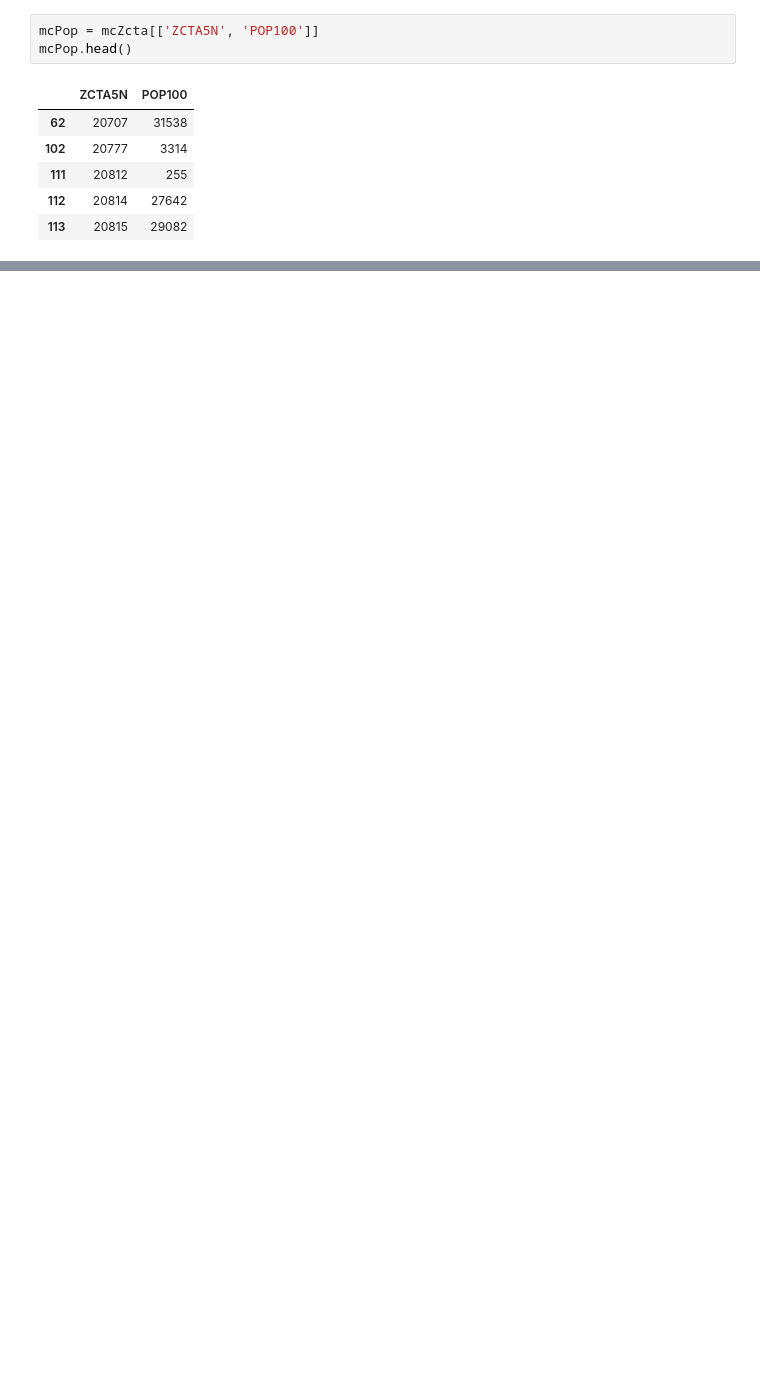
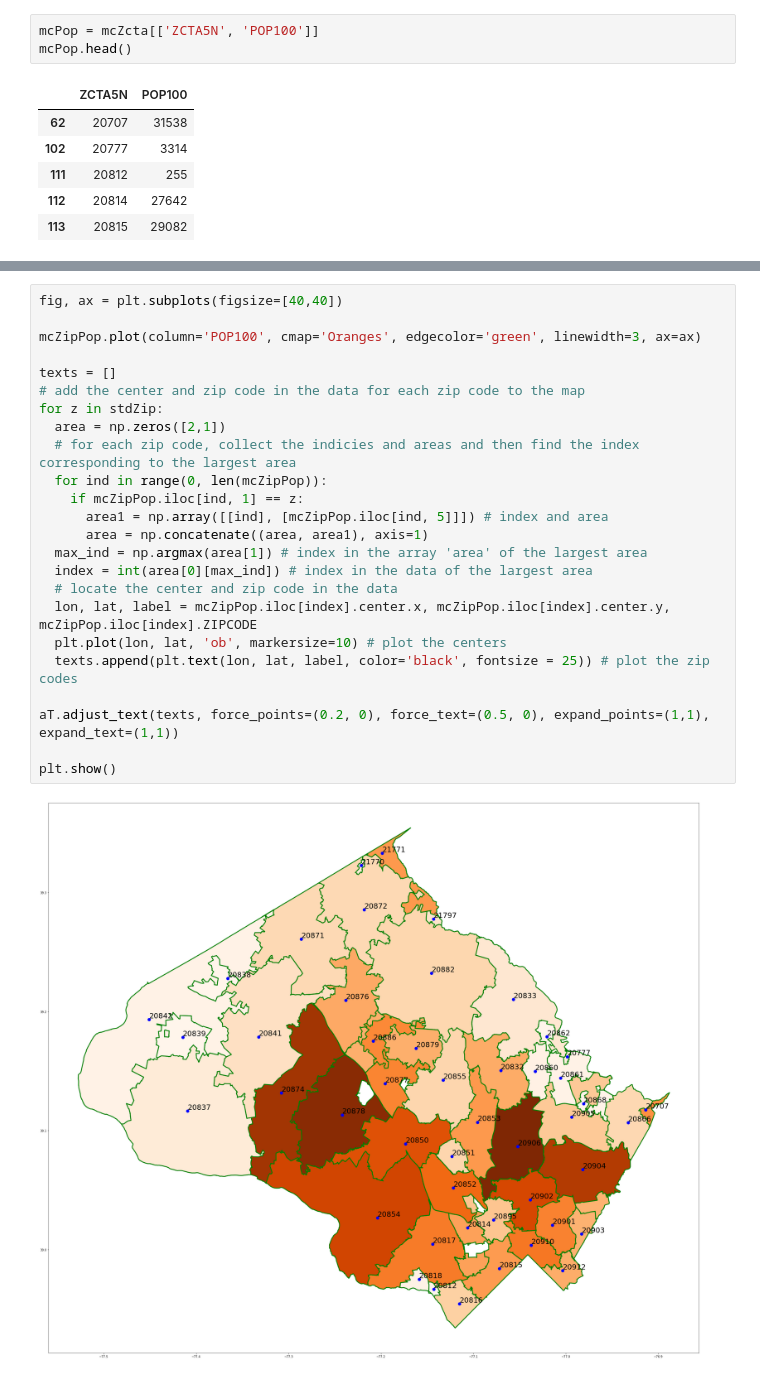
Before and after one commit to dspark0419/DATA-205, a Jupyter notebook: Project_Map.ipynb, the cells around one changed output, grey strips where cells are left out. Drawn from its saved outputs; the diff is of its cells as text; blank space fills up the shorter version.

```diff
--- a/Project_Map.ipynb
+++ b/Project_Map.ipynb
@@ -391,0 +344,26 @@ Name: POP100, dtype: float64
+# %%
+fig, ax = plt.subplots(figsize=[40,40])
+
+mcZipPop.plot(column='POP100', cmap='Oranges', edgecolor='green', linewidth=3, ax=ax)
+
+texts = []
+# add the center and zip code in the data for each zip code to the map
+for z in stdZip:
+  area = np.zeros([2,1])
+  # for each zip code, collect the indicies and areas and then find the index corresponding to the largest area
+  for ind in range(0, len(mcZipPop)):
+    if mcZipPop.iloc[ind, 1] == z:
+      area1 = np.array([[ind], [mcZipPop.iloc[ind, 5]]]) # index and area
+      area = np.concatenate((area, area1), axis=1)
+  max_ind = np.argmax(area[1]) # index in the array 'area' of the largest area
+  index = int(area[0][max_ind]) # index in the data of the largest area
+  # locate the center and zip code in the data
+  lon, lat, label = mcZipPop.iloc[index].center.x, mcZipPop.iloc[index].center.y, mcZipPop.iloc[index].ZIPCODE
+  plt.plot(lon, lat, 'ob', markersize=10) # plot the centers
+  texts.append(plt.text(lon, lat, label, color='black', fontsize = 25)) # plot the zip codes
+
+aT.adjust_text(texts, force_points=(0.2, 0), force_text=(0.5, 0), expand_points=(1,1), expand_text=(1,1))
+
+plt.show()
+# %% [output]
+[figure, added]
```
Also changed, not shown: parts of 80 cells of this notebook.
